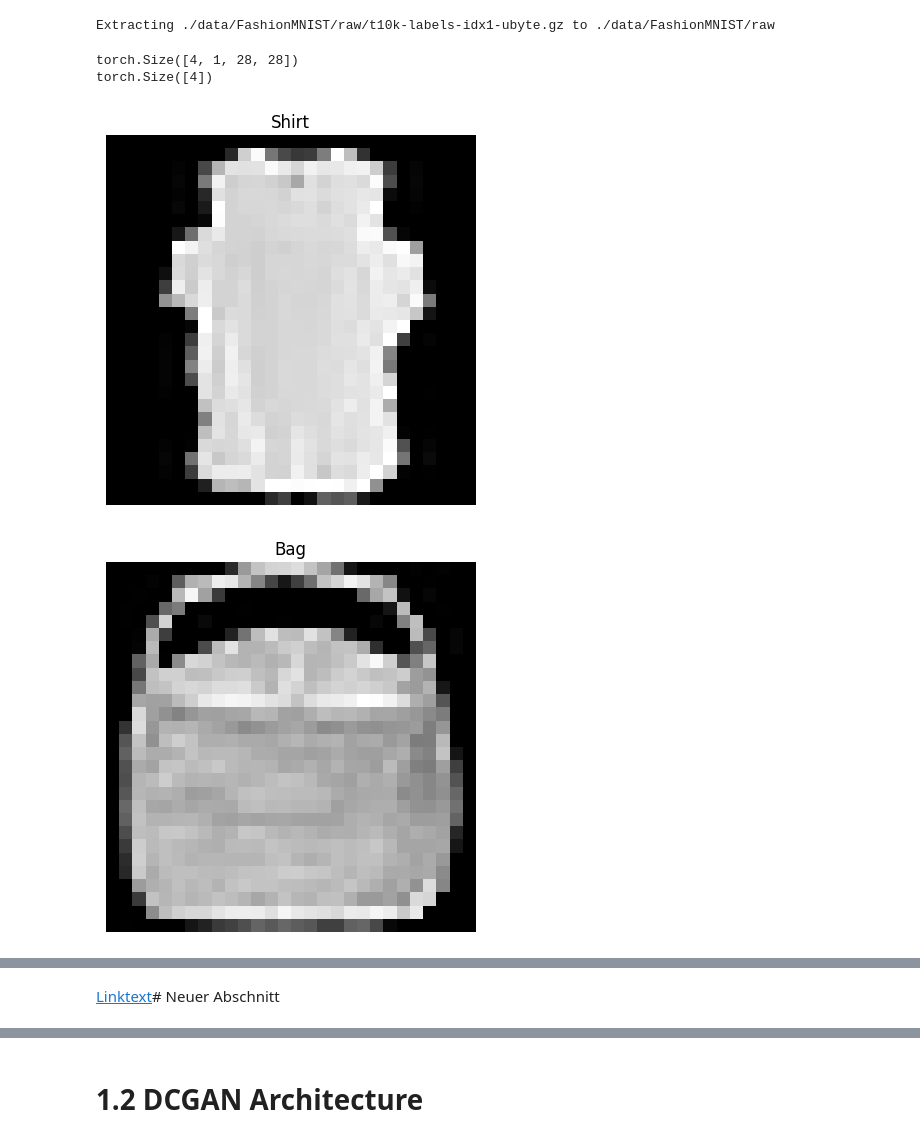
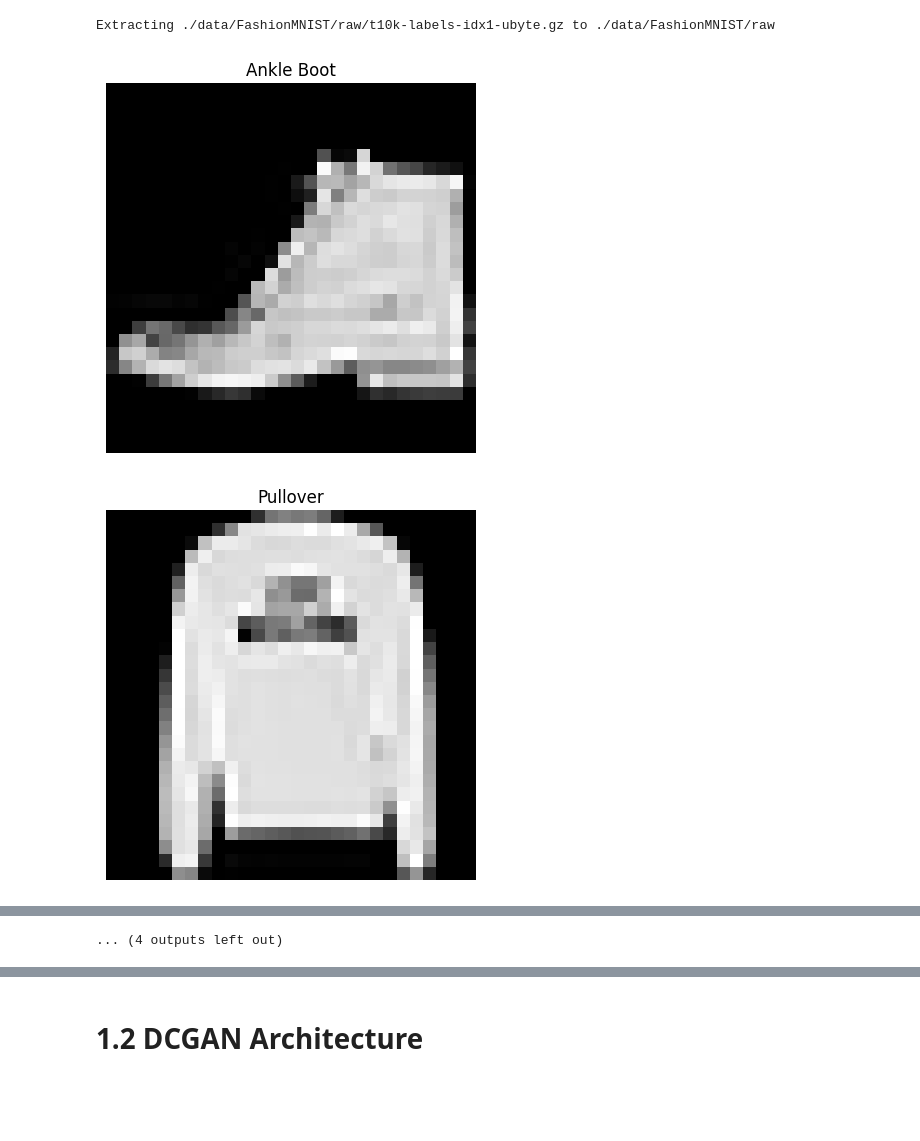
Before and after one commit to HaukeGS/DLF_Assignment2, a Jupyter notebook: assignment2_task1.ipynb, the cells around one changed output, grey strips where cells are left out. Cells and saved outputs as stored; diff of their text form; code cells hidden in the pictures; blank space fills up the shorter version.

```diff
--- a/assignment2_task1.ipynb
+++ b/assignment2_task1.ipynb
@@ -9,7 +14,7 @@ import matplotlib.pyplot as plt
 from torch.utils.tensorboard import SummaryWriter
 # %%
 # label map
-LABEL_MAP = {
+CLASS_LABEL_MAP = {
     0: "T-Shirt",
     1: "Trouser",
     2: "Pullover",
@@ -52,27 +59,19 @@ Extracting ./data/FashionMNIST/raw/t10k-labels-idx1-ubyte.gz to ./data/FashionMN
 # %%
 # create dataloader
 
-BATCH_SIZE = 4
+BATCH_SIZE = 16
 
 dataloader = torch.utils.data.DataLoader(training_set, batch_size=BATCH_SIZE, shuffle=True, num_workers=2)
 dataloader_validation = torch.utils.data.DataLoader(validation_set, batch_size=BATCH_SIZE, shuffle=True, num_workers=2)
-# %%
-for images, labels in dataloader:
-    print(images.shape)
-    print(labels.shape)
-    break
-# %% [output]
-torch.Size([4, 1, 28, 28])
-torch.Size([4])
 # %%
 for images, labels in dataloader:
     for image, label in zip(images, labels):
         fig, axes = plt.subplots(1, 1)
         axes.imshow(image.squeeze(), cmap='gray')
-        axes.set_title(LABEL_MAP.get(label.item()))
+        axes.set_title(CLASS_LABEL_MAP.get(label.item()))
         axes.axis('off')
         plt.show()
     break
 # %% [output]
-[figure, old version]
+[figure, new version]
-[figure, old version]
+[figure, new version]
@@ -81,2 +88 @@ for images, labels in dataloader:
+... (4 outputs left out)
-# %% [markdown]
-[Linktext](https://)# Neuer Abschnitt
```
Also changed, not shown: parts of 11 cells of this notebook.
